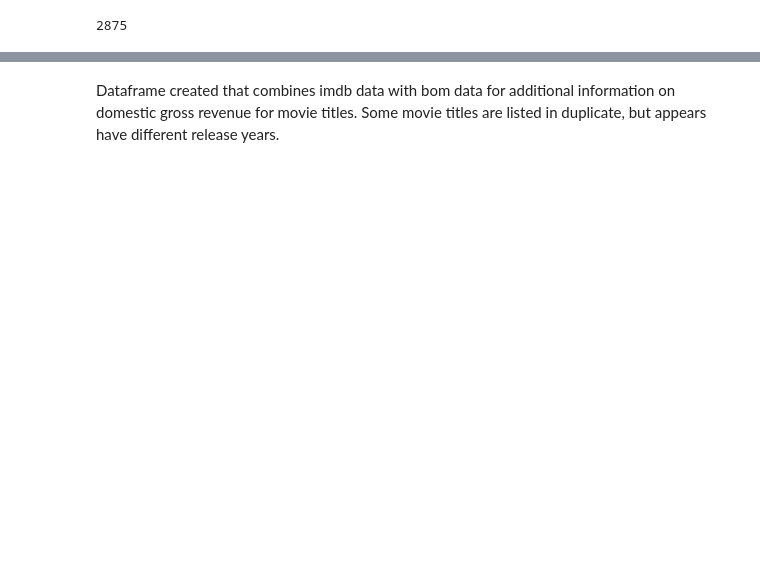
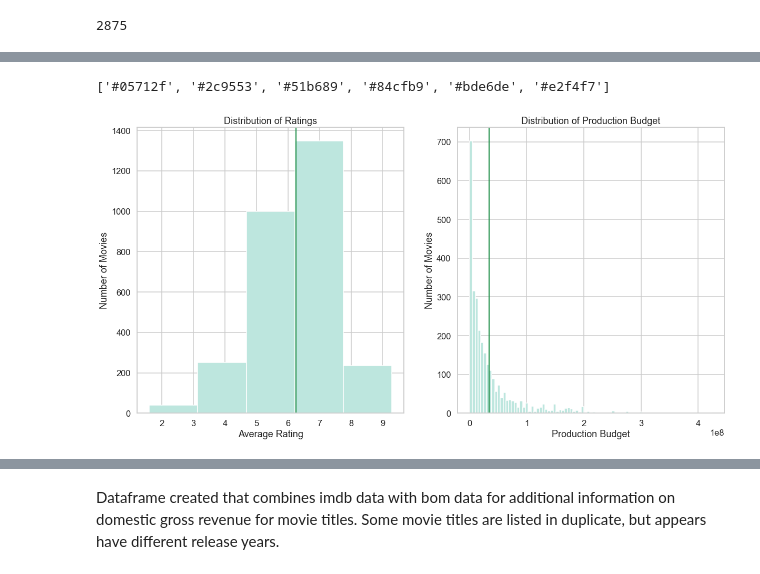
Before and after one commit to JenniferLavoie/DSFirstProject, a Jupyter notebook: student.ipynb, the cells around one changed output, grey strips where cells are left out. Saved outputs shown, nothing was run; the diff lists cells and outputs as text; code cells hidden in the pictures; blank space fills up the shorter version.

```diff
--- a/student.ipynb
+++ b/student.ipynb
@@ -499,0 +563,31 @@ Information concerning budget is available for 2875 of the imdb movies (note: th
+# %%
+# code to access the hex codes for my seaborn color pallette
+pal = sns.color_palette('BuGn_r')
+pal.as_hex()
+# %% [output]
+['#05712f', '#2c9553', '#51b689', '#84cfb9', '#bde6de', '#e2f4f7']
+# %%
+# setting my default seaborn pallette
+sns.set_palette('BuGn_r')
+sns.set_style('whitegrid')
+# %%
+new_figure = plt.figure(figsize=(20,10))
+
+ax = new_figure.add_subplot(1, 2, 1)
+ax2 = new_figure.add_subplot(1, 2, 2)
+
+ax.hist(imdb_tn_merge['averagerating'], color='#bde6de', bins= 5)
+ax.set_title('Distribution of Ratings')
+ax.set_xlabel('Average Rating')
+ax.set_ylabel('Number of Movies')
+ax.axvline(imdb_tn_merge['averagerating'].mean(), color='#2c9553');
+
+ax2.hist(imdb_tn_merge['production_budget'], color='#bde6de', bins='auto')
+ax2.set_title('Distribution of Production Budget')
+ax2.set_xlabel('Production Budget')
+ax2.set_ylabel('Number of Movies')
+ax2.axvline(imdb_tn_merge['production_budget'].mean(), color='#2c9553');
+
+plt.show()
+# %% [output]
+[figure, added]
```
Also changed, not shown: parts of 51 cells of this notebook.
